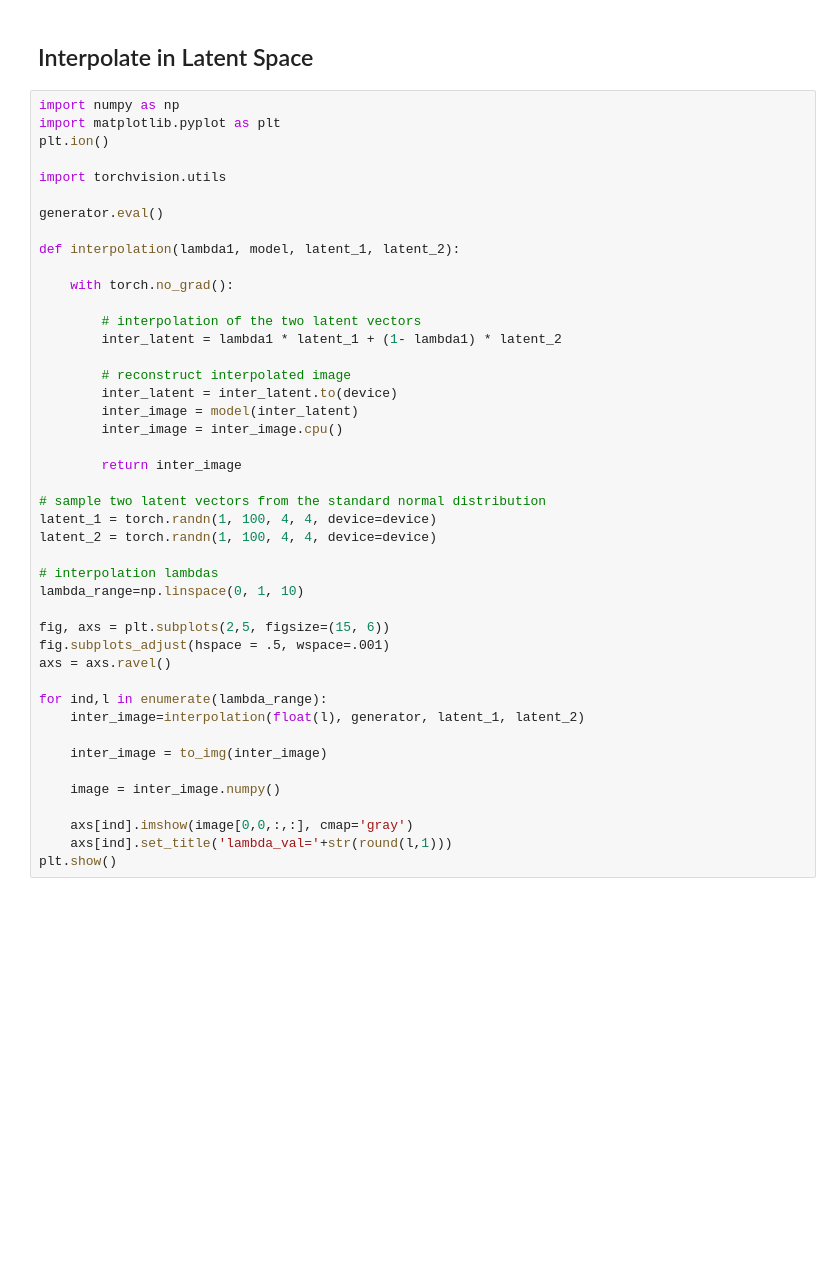
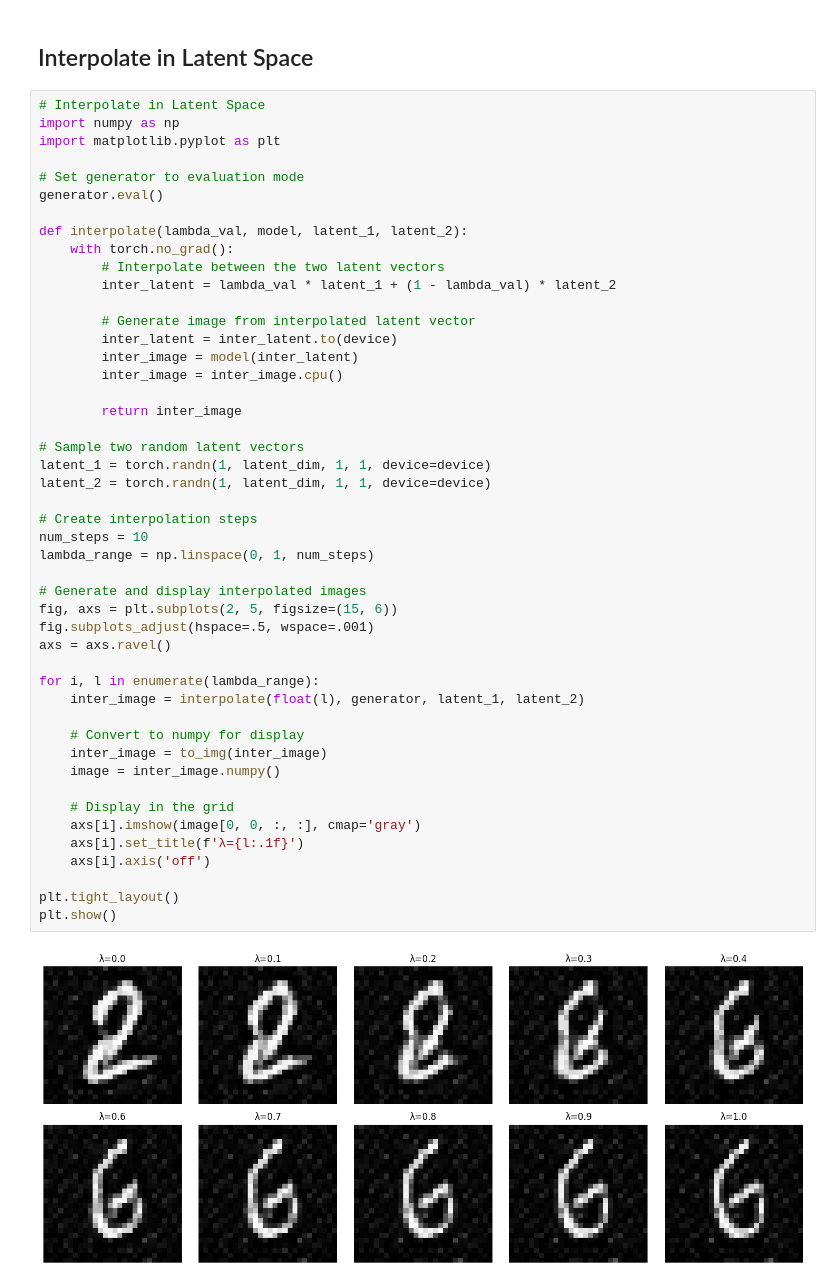
Before and after one commit to AndrewKruszka/NeuralMachineLearning, a Jupyter notebook: gan.ipynb, the cells around one changed output. Saved outputs shown, nothing was run; the diff lists cells and outputs as text; blank space fills up the shorter version.

```diff
--- a/gan.ipynb
+++ b/gan.ipynb
@@ -276,46 +312,51 @@ with torch.no_grad():
 Interpolate in Latent Space
 ----------------------------
 # %%
+# Interpolate in Latent Space
 import numpy as np
 import matplotlib.pyplot as plt
-plt.ion()
 
-import torchvision.utils
-
+# Set generator to evaluation mode
 generator.eval()
 
-def interpolation(lambda1, model, latent_1, latent_2):
+def interpolate(lambda_val, model, latent_1, latent_2):
+    with torch.no_grad():
+        # Interpolate between the two latent vectors
+        inter_latent = lambda_val * latent_1 + (1 - lambda_val) * latent_2
 
-    with torch.no_grad():
-
-        # interpolation of the two latent vectors
-        inter_latent = lambda1 * latent_1 + (1- lambda1) * latent_2
-
-        # reconstruct interpolated image
+        # Generate image from interpolated latent vector
         inter_latent = inter_latent.to(device)
         inter_image = model(inter_latent)
         inter_image = inter_image.cpu()
 
         return inter_image
 
-# sample two latent vectors from the standard normal distribution
-latent_1 = torch.randn(1, 100, 4, 4, device=device)
-latent_2 = torch.randn(1, 100, 4, 4, device=device)
+# Sample two random latent vectors
+latent_1 = torch.randn(1, latent_dim, 1, 1, device=device)
+latent_2 = torch.randn(1, latent_dim, 1, 1, device=device)
 
-# interpolation lambdas
-lambda_range=np.linspace(0, 1, 10)
+# Create interpolation steps
+num_steps = 10
+lambda_range = np.linspace(0, 1, num_steps)
 
-fig, axs = plt.subplots(2,5, figsize=(15, 6))
-fig.subplots_adjust(hspace = .5, wspace=.001)
+# Generate and display interpolated images
+fig, axs = plt.subplots(2, 5, figsize=(15, 6))
+fig.subplots_adjust(hspace=.5, wspace=.001)
 axs = axs.ravel()
 
-for ind,l in enumerate(lambda_range):
-    inter_image=interpolation(float(l), generator, latent_1, latent_2)
+for i, l in enumerate(lambda_range):
+    inter_image = interpolate(float(l), generator, latent_1, latent_2)
 
+    # Convert to numpy for display
     inter_image = to_img(inter_image)
-
     image = inter_image.numpy()
 
-    axs[ind].imshow(image[0,0,:,:], cmap='gray')
-    axs[ind].set_title('lambda_val='+str(round(l,1)))
+    # Display in the grid
+    axs[i].imshow(image[0, 0, :, :], cmap='gray')
+    axs[i].set_title(f'λ={l:.1f}')
+    axs[i].axis('off')
+
+plt.tight_layout()
 plt.show()
+# %% [output]
+[figure, added]
```
Also changed, not shown: parts of 3 cells of this notebook.
